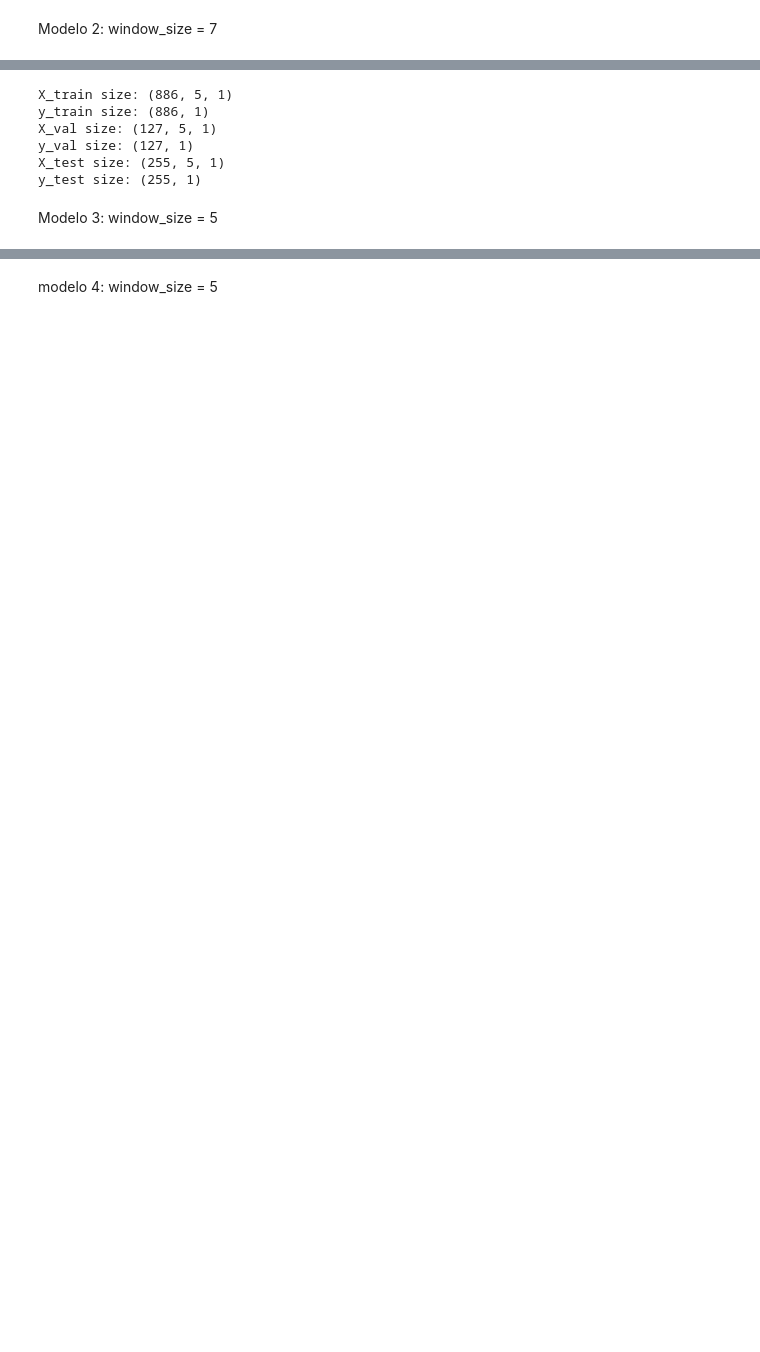
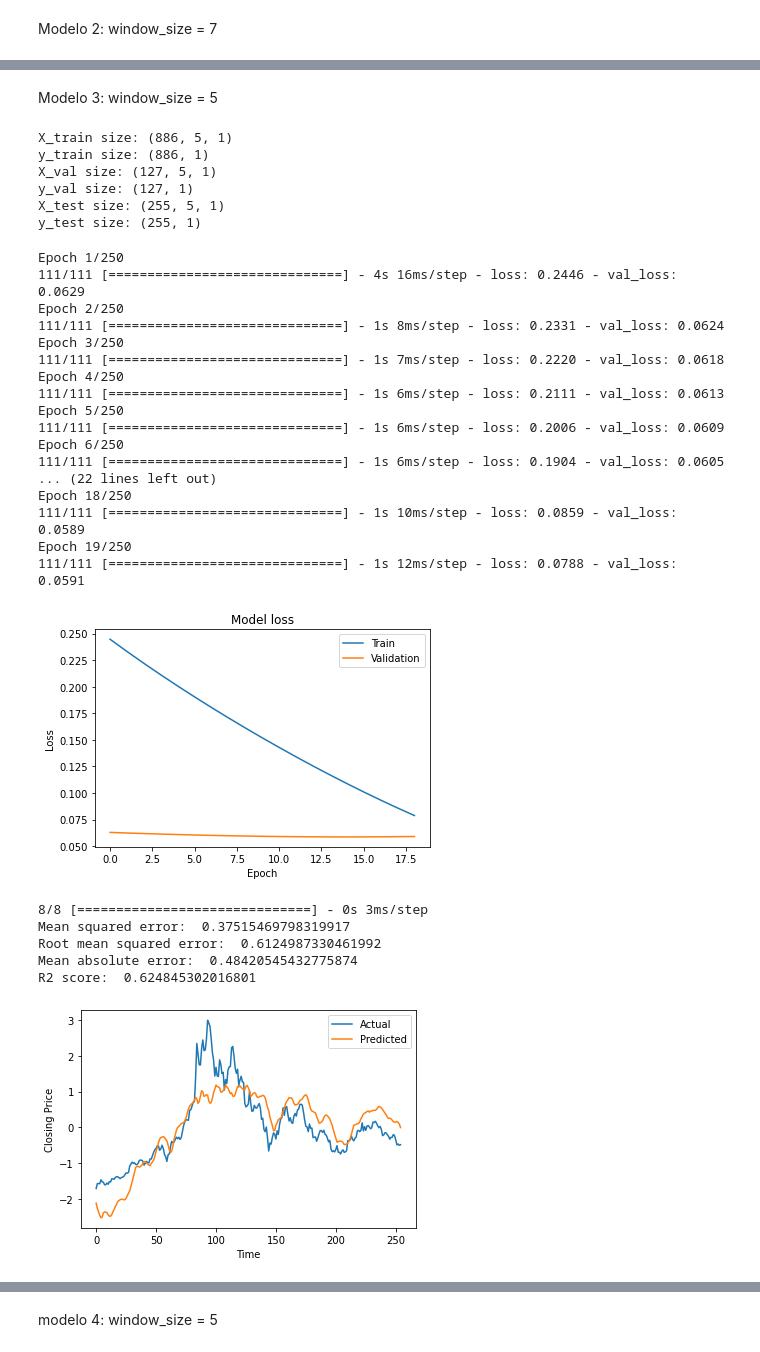
Before and after one commit to ViniciusPrincipe/BitcoinPrediction-LSTM, a Jupyter notebook: BtcLSTM.ipynb, the cells around one changed output, grey strips where cells are left out. Cells and saved outputs as stored; diff of their text form; code cells hidden in the pictures; blank space fills up the shorter version.

```diff
--- a/BtcLSTM.ipynb
+++ b/BtcLSTM.ipynb
@@ -184,3 +184,5 @@ R2 score:  0.5836482445028588
+# %% [markdown]
+Modelo 3: window_size = 5
 # %%
 #Criando datasets usando uma janela com 5 pontos
 window_size = 5
@@ -201,11 +203,38 @@ X_val size: (127, 5, 1)
 y_val size: (127, 1)
 X_test size: (255, 5, 1)
 y_test size: (255, 1)
-# %% [markdown]
-Modelo 3: window_size = 5
 # %%
 model3 = Sequential()
 model3.add(LSTM(50, input_shape=(window_size, 1)))
 model3.add(Dense(1))
 optimizer = keras.optimizers.Adam(learning_rate = 0.000005)
 model3.compile(loss='mean_squared_error', optimizer= optimizer)
+
+history = model3.fit(x_train, y_train, epochs=250, batch_size=8,validation_data = (x_val,y_val),callbacks=[early_stop_val,early_stop_train])
+plot_history(history)
+model_evaluation(model3,x_test,y_test)
+# %% [output]
+Epoch 1/250
+111/111 [==============================] - 4s 16ms/step - loss: 0.2446 - val_loss: 0.0629
+Epoch 2/250
+111/111 [==============================] - 1s 8ms/step - loss: 0.2331 - val_loss: 0.0624
+Epoch 3/250
+111/111 [==============================] - 1s 7ms/step - loss: 0.2220 - val_loss: 0.0618
+Epoch 4/250
+111/111 [==============================] - 1s 6ms/step - loss: 0.2111 - val_loss: 0.0613
+Epoch 5/250
+111/111 [==============================] - 1s 6ms/step - loss: 0.2006 - val_loss: 0.0609
+Epoch 6/250
+111/111 [==============================] - 1s 6ms/step - loss: 0.1904 - val_loss: 0.0605
+... (22 lines left out)
+Epoch 18/250
+111/111 [==============================] - 1s 10ms/step - loss: 0.0859 - val_loss: 0.0589
+Epoch 19/250
+111/111 [==============================] - 1s 12ms/step - loss: 0.0788 - val_loss: 0.0591
+[figure, added]
+8/8 [==============================] - 0s 3ms/step
+Mean squared error:  0.37515469798319917
+Root mean squared error:  0.6124987330461992
+Mean absolute error:  0.48420545432775874
+R2 score:  0.624845302016801
+[figure, added]
```
Also changed, not shown: parts of 14 cells of this notebook.
